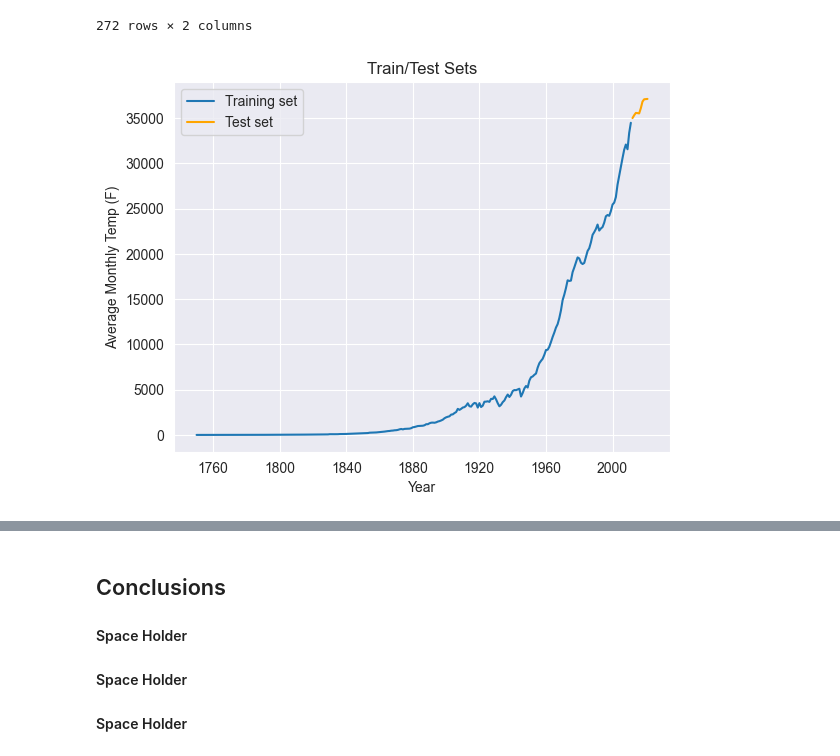
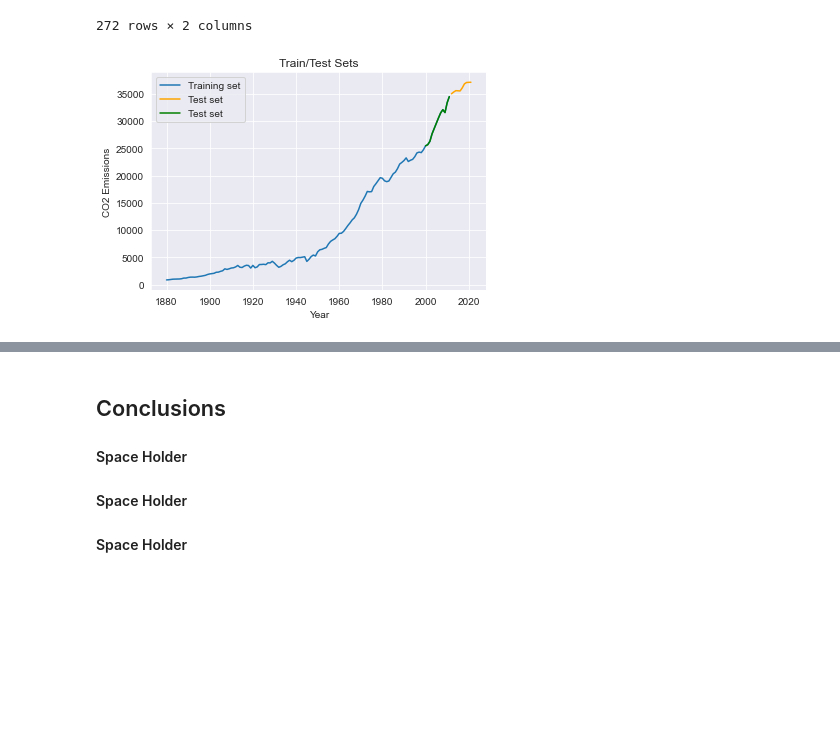
Before and after one commit to cmhollman/emissions_project, a Jupyter notebook: time_series_notebook.ipynb, the cells around one changed output, grey strips where cells are left out. Saved outputs shown, nothing was run; the diff lists cells and outputs as text; code cells hidden in the pictures; blank space fills up the shorter version.

```diff
--- a/time_series_notebook.ipynb
+++ b/time_series_notebook.ipynb
@@ -74,16 +78,20 @@ ts
 # %%
 ts.loc[ts['ds'] == '2020-01-01', 'y'] = (ts.loc[ts['ds'] == '2019-01-01', 'y'].values[0] + ts.loc[ts['ds'] == '2021-01-01', 'y'].values[0]) / 2
 # %%
+ts = ts[ts['ds'] > pd.Timestamp('1879-01-01')]
+
 ts_train = ts[ts['ds'] < pd.Timestamp('2012-01-01')]
+ts_val = ts[(ts['ds'] >= pd.Timestamp('2000-01-01')) & (ts['ds'] < pd.Timestamp('2012-01-01'))]
 ts_test = ts[ts['ds'] >= pd.Timestamp('2012-01-01')]
 
 plt.title('Train/Test Sets', size=12)
 plt.plot(ts_train['ds'], ts_train['y'], label='Training set')
 plt.plot(ts_test['ds'], ts_test['y'], label='Test set', color='orange')
+plt.plot(ts_val['ds'], ts_val['y'], label='Test set', color='green')
 plt.xlabel('Year')
-plt.ylabel('Average Monthly Temp (F)')
+plt.ylabel('CO2 Emissions')
 plt.legend();
 # %% [output]
-[figure, old version]
+[figure, new version]
 # %%
 m1 = NeuralProphet(changepoints_range =.9,n_forecasts=2,n_lags=1)
```
Also changed, not shown: parts of 6 cells of this notebook.
